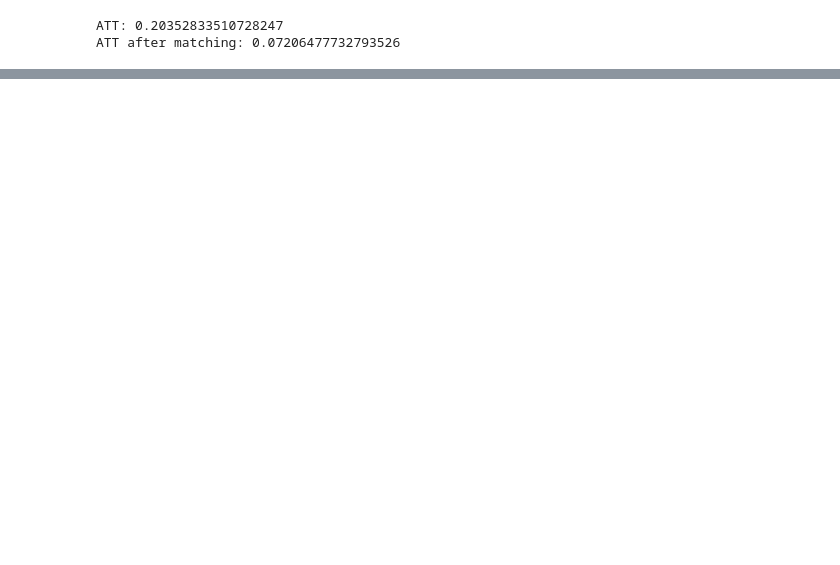
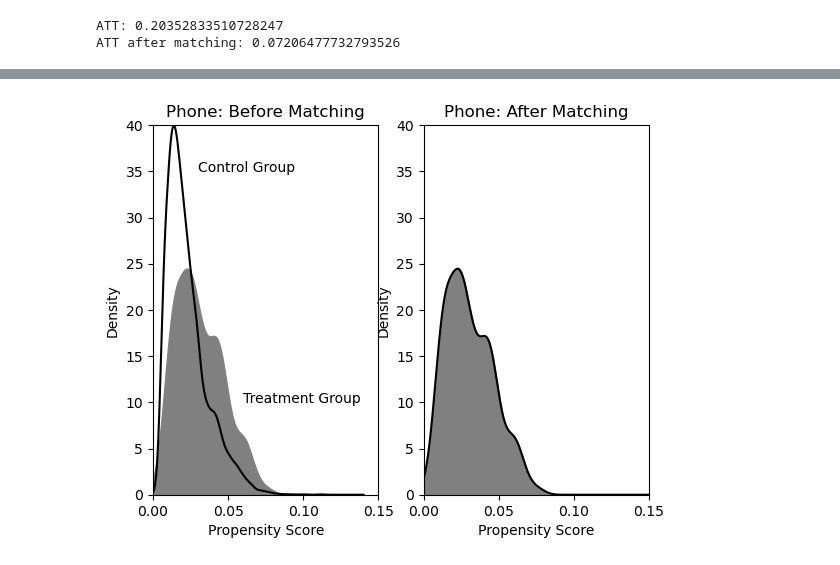
Before and after one commit to s1lvester/pscore_match, a Jupyter notebook: example.ipynb, the cells around one changed output, grey strips where cells are left out. Cells and saved outputs as stored; diff of their text form; code cells hidden in the pictures; blank space fills up the shorter version.

```diff
--- a/example.ipynb
+++ b/example.ipynb
@@ -72,0 +164,28 @@ ATT after matching: 0.07206477732793526
+# %%
+plt.figure(1)
+plt.subplot(121)
+density0 = gaussian_kde(pscore[treatment==0])
+density1 = gaussian_kde(pscore[treatment==1])
+xs = np.linspace(0,0.14,200)
+plt.plot(xs,density0(xs),color='black')
+plt.fill_between(xs,density1(xs),color='gray')
+plt.text(0.03, 35, 'Control Group')
+plt.text(0.06, 10, 'Treatment Group')
+plt.title('Phone: Before Matching')
+plt.axis([0,0.15,0,40])
+plt.xlabel('Propensity Score')
+plt.ylabel('Density')
+
+plt.subplot(122)
+density0_post = gaussian_kde(data_matched.pscore[data_matched.treatment==0])
+density1_post = gaussian_kde(data_matched.pscore[data_matched.treatment==1])
+xs = np.linspace(0,0.2,200)
+plt.plot(xs,density0_post(xs),color='black')
+plt.fill_between(xs,density1_post(xs),color='gray')
+plt.title('Phone: After Matching')
+plt.axis([0,0.15,0,40])
+plt.xlabel('Propensity Score')
+plt.ylabel('Density')
+plt.show()
+# %% [output]
+[figure, added]
```
Also changed, not shown: parts of 9 cells of this notebook.
